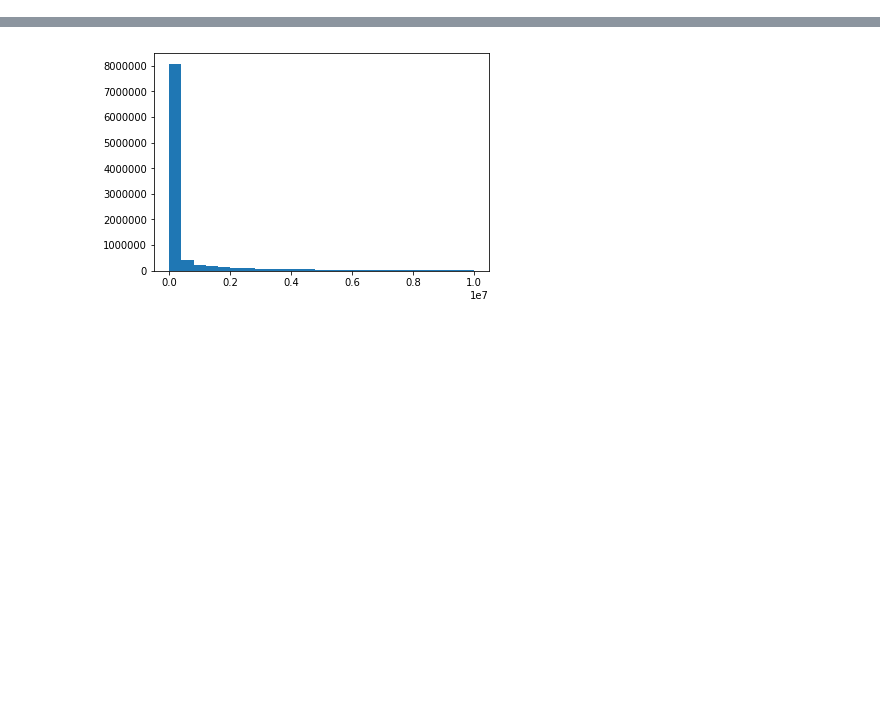
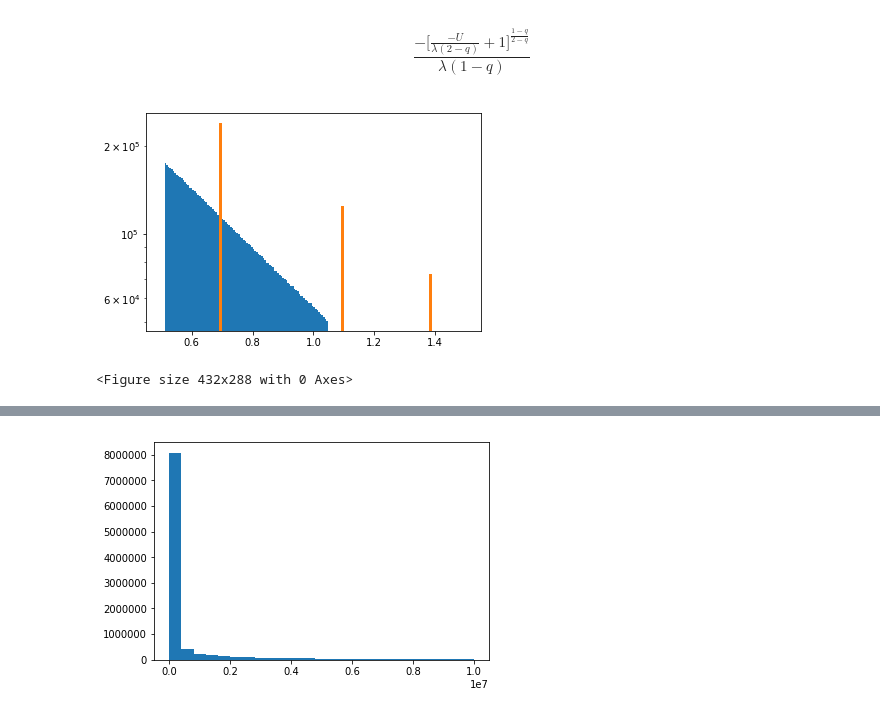
Before and after one commit to marciomacielbastos/Random-Graph, a Jupyter notebook: Distribution Test.ipynb, the cells around one changed output, grey strips where cells are left out. Saved outputs shown, nothing was run; the diff lists cells and outputs as text; code cells hidden in the pictures; blank space fills up the shorter version.

```diff
--- a/Distribution Test.ipynb
+++ b/Distribution Test.ipynb
@@ -1,4 +1,24 @@
 # %%
 import numpy as np
 from matplotlib import pyplot as plt
+# %% [markdown]
+$$\frac{-\Big[\frac{-U}{\lambda(2-q)} + 1\Big]^{\frac{1-q}{2-q}}}{\lambda(1-q)}$$
+# %%
+def inverse_cdf(λ, q, U):
+    k = -((-U/(λ*(2-q))) + 1)**((1-q)/(2-q))
+    return k/(λ*(1-q))
+# %%
+U = np.random.uniform(0,1,10000000)
+λ = 2
+q = 1.3
+# %%
+cont_q = inverse_cdf(λ, q, U)
+# %%
+plt.hist(np.log(cont_q), bins=100, log=True);
+plt.hist(np.log(A), bins=100, log=True, range=(0.5,1.5));
+plt.show()
+plt.savefig("hist.png")
+# %% [output]
+[figure, added]
+<Figure size 432x288 with 0 Axes>
 # %%
```
Also changed, not shown: parts of 2 cells of this notebook.
